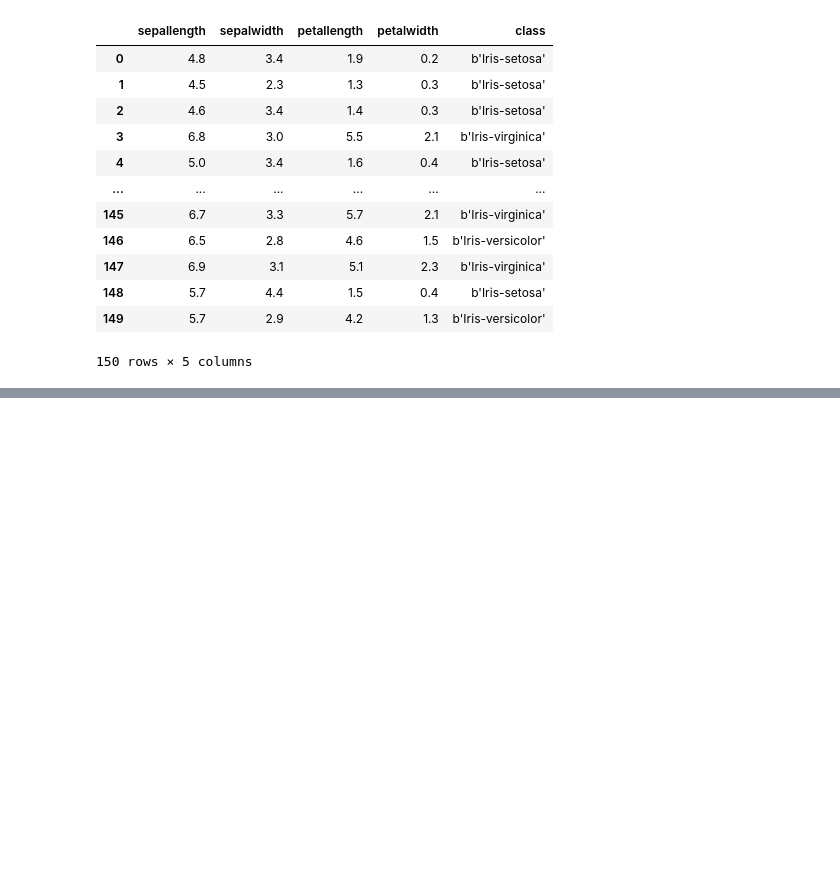
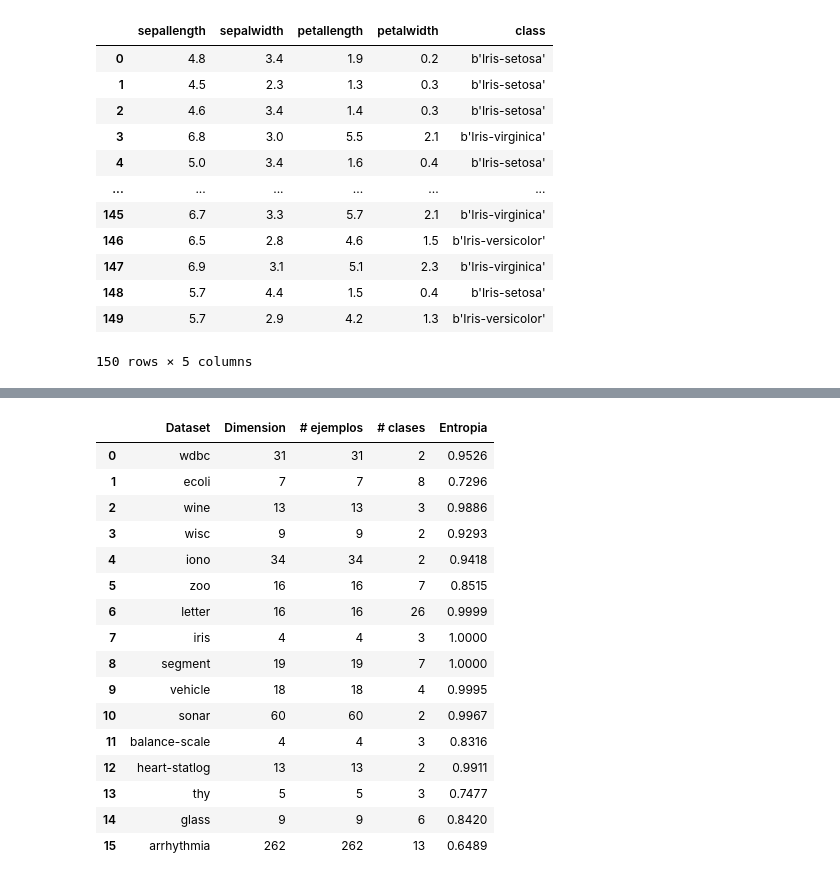
Before and after one commit to kyriox/prototipos, a Jupyter notebook: EjemploSampleos.ipynb, the cells around one changed output, grey strips where cells are left out. Saved outputs shown, nothing was run; the diff lists cells and outputs as text; code cells hidden in the pictures; blank space fills up the shorter version.

```diff
--- a/EjemploSampleos.ipynb
+++ b/EjemploSampleos.ipynb
@@ -120,0 +157,20 @@ plt.subplots_adjust(wspace=0.02,hspace=0.02)
+# %%
+descr
+# %% [output]
+|  | Dataset | Dimension | # ejemplos | # clases | Entropia |
+| 0 | wdbc | 31 | 31 | 2 | 0.9526 |
+| 1 | ecoli | 7 | 7 | 8 | 0.7296 |
+| 2 | wine | 13 | 13 | 3 | 0.9886 |
+| 3 | wisc | 9 | 9 | 2 | 0.9293 |
+| 4 | iono | 34 | 34 | 2 | 0.9418 |
+| 5 | zoo | 16 | 16 | 7 | 0.8515 |
+| 6 | letter | 16 | 16 | 26 | 0.9999 |
+| 7 | iris | 4 | 4 | 3 | 1.0000 |
+| 8 | segment | 19 | 19 | 7 | 1.0000 |
+| 9 | vehicle | 18 | 18 | 4 | 0.9995 |
+| 10 | sonar | 60 | 60 | 2 | 0.9967 |
+| 11 | balance-scale | 4 | 4 | 3 | 0.8316 |
+| 12 | heart-statlog | 13 | 13 | 2 | 0.9911 |
+| 13 | thy | 5 | 5 | 3 | 0.7477 |
+| 14 | glass | 9 | 9 | 6 | 0.8420 |
+| 15 | arrhythmia | 262 | 262 | 13 | 0.6489 |
```
Also changed, not shown: parts of 10 cells of this notebook.
